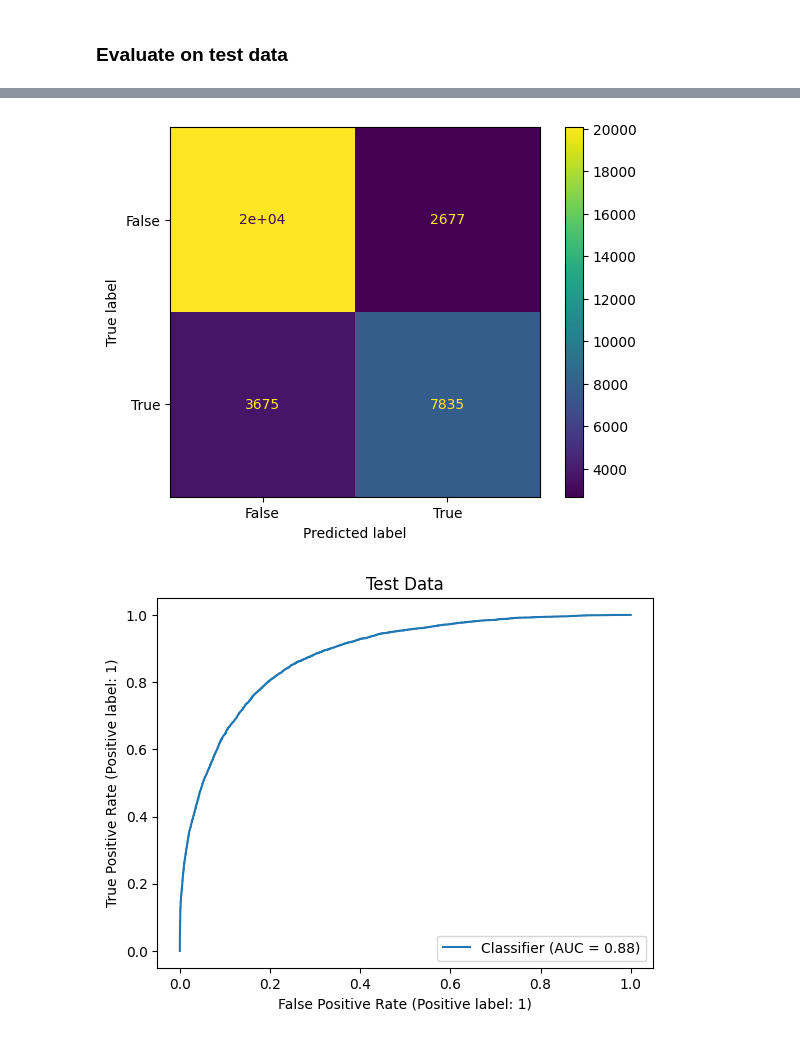
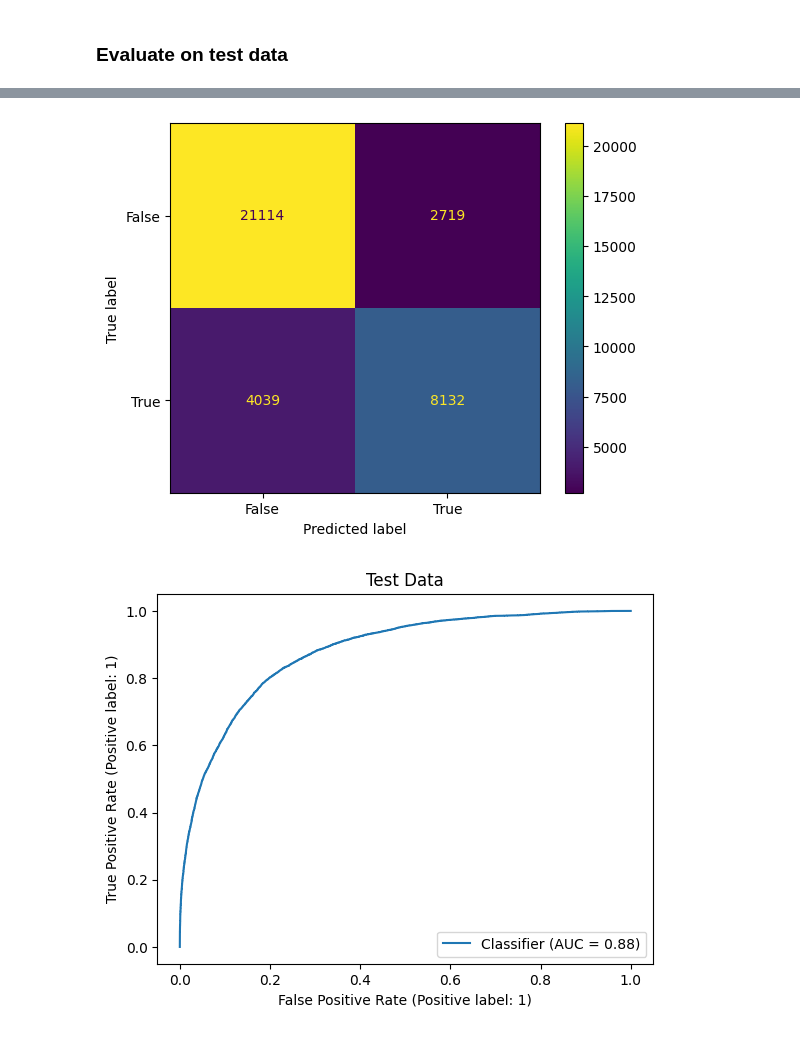
Before and after one commit to s-kganz/ForestLST, a Jupyter notebook: notebooks/build_preisler_nn.ipynb, the cells around one changed output, grey strips where cells are left out. Saved outputs shown, nothing was run; the diff lists cells and outputs as text; code cells hidden in the pictures.

```diff
--- a/notebooks/build_preisler_nn.ipynb
+++ b/notebooks/build_preisler_nn.ipynb
@@ -105,11 +107,18 @@ Testing: 34274
 # %%
 # Convert to tfdatasets
-targets = ["pct_mortality", "mortality"]
+# Classification only for now
+TARGET = ["mortality"]
+BANDS   = ["fire", "near", "latitude", "longitude", "prcp1", "prcp2", "prcp3", "prcp4", "rhost", "winter_tmin", "year"]
+TENSOR_TYPE = tf.float64
 
 def df_to_tfdataset(df):
-    inputs = dict(df.drop(targets, axis=1))
-    outputs = dict(df[targets])
-    return tf.data.Dataset.from_tensor_slices((inputs, outputs))
+    # Add two dimensions
+    inputs = {
+        b: tf.expand_dims(tf.expand_dims(tf.expand_dims(tf.cast(v, TENSOR_TYPE), axis=-1), axis=-1), axis=-1)
+        for b,v in dict(df[BANDS]).items()
+    }
+    output = tf.expand_dims(tf.expand_dims(df[TARGET], axis=-1), axis=-1)
+    return tf.data.Dataset.from_tensor_slices((inputs, output))
 
 tf_train = df_to_tfdataset(ds_train)
 tf_valid = df_to_tfdataset(ds_valid)
@@ -189,9 +216,6 @@ ________________________________________________________________________________
 # %% [markdown]
 ### Model training
 # %%
-# Reset weights
-model = build_preisler_model(init_bias=init_bias)
-
 # Metric to monitor class imbalance
 def pct_positive_cases(y_true, y_pred):
     return tf.math.reduce_mean(y_true)
@@ -208,25 +232,21 @@ regr_metrics = [
 ]
 
 model.compile(
-    loss={
-        "pct_mortality": "mean_squared_error",
-        "mortality": "binary_crossentropy"
-    },
+    loss="binary_crossentropy",
     optimizer=keras.optimizers.Adam(learning_rate=0.005),
-    metrics={
-        "pct_mortality": regr_metrics,
-        "mortality": classif_metrics
-    }
+    metrics=classif_metrics
 )
 # %%
 # Callbacks
-model_name = "preisler_dense_dual.keras"
+model_name = "preisler_classif_gcloud.keras"
 earlystop = keras.callbacks.EarlyStopping(monitor="loss", patience=5)
-checkpoint = keras.callbacks.ModelCheckpoint(os.path.join("data_working", "models", model_name))
+checkpoint = keras.callbacks.ModelCheckpoint(os.path.join("data_working", "models", model_name), save_weights_only=True)
 logdir = os.path.join("logs", model_name)
 tensorboard_callback = tf.keras.callbacks.TensorBoard(logdir, histogram_freq=1)
 
-# Delete any existing logs
+# Make log directory
+os.makedirs(logdir, exist_ok=True)
+# Delete any old logs that might be in there
 for fname in os.listdir(logdir):
     file_path = os.path.join(logdir, fname)
     try:
@@ -244,7 +264,7 @@ history = model.fit(
     validation_data=tf_valid.batch(batch_size),
     epochs=30,
     verbose=1,
-    callbacks=[checkpoint, tensorboard_callback]
+    callbacks=[checkpoint, earlystop, tensorboard_callback]
 )
 # %% [output]
 Epoch 1/30
@@ -291,7 +311,7 @@ plt.show()
 ### Evaluate on test data
 # %%
 y_test = ds_test.mortality
-y_test_hat = model.predict(tf_test.batch(512))[1]
+y_test_hat = tf.squeeze(model.predict(tf_test.batch(512))).numpy()
 y_test_hat_classif = y_test_hat > 0.5
 
 ConfusionMatrixDisplay.from_predictions(y_test, y_test_hat_classif)
@@ -301,4 +321,4 @@ plt.show()
-[figure, old version]
+[figure, new version]
 # %%
 RocCurveDisplay.from_predictions(y_test, y_test_hat)
 plt.title("Test Data")
```
Also changed, not shown: parts of 33 cells of this notebook, 1 other file.
